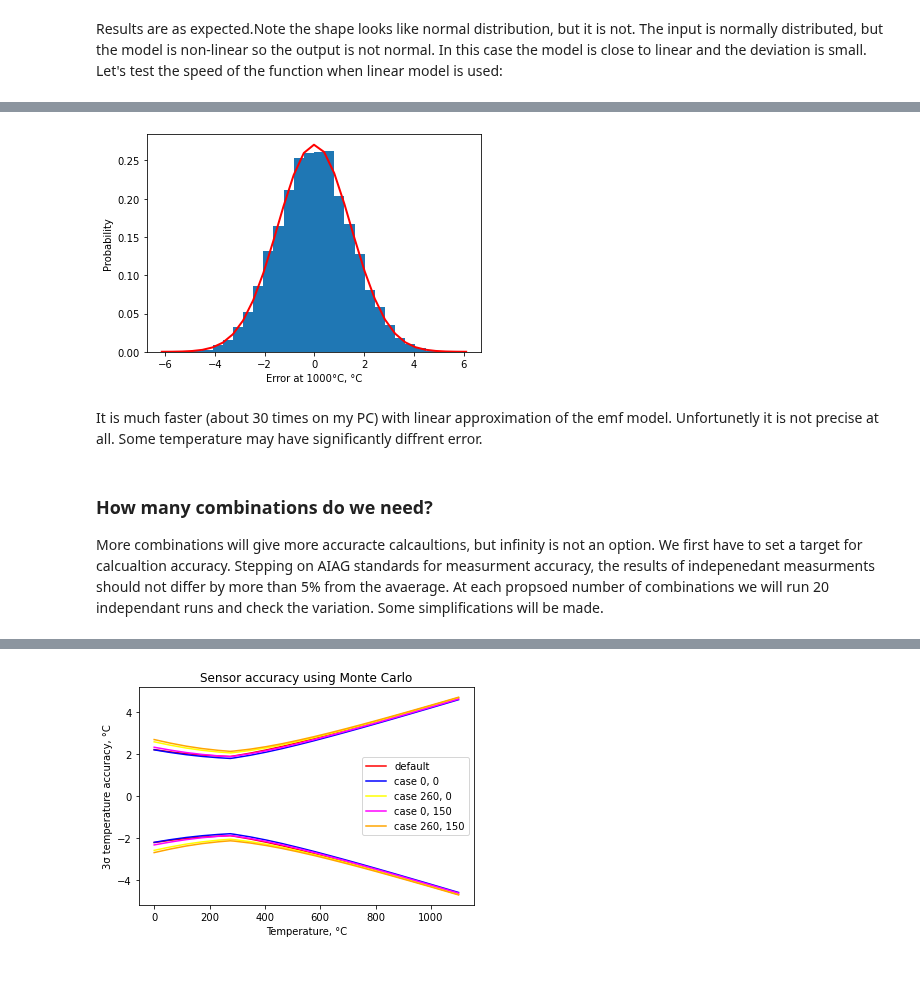
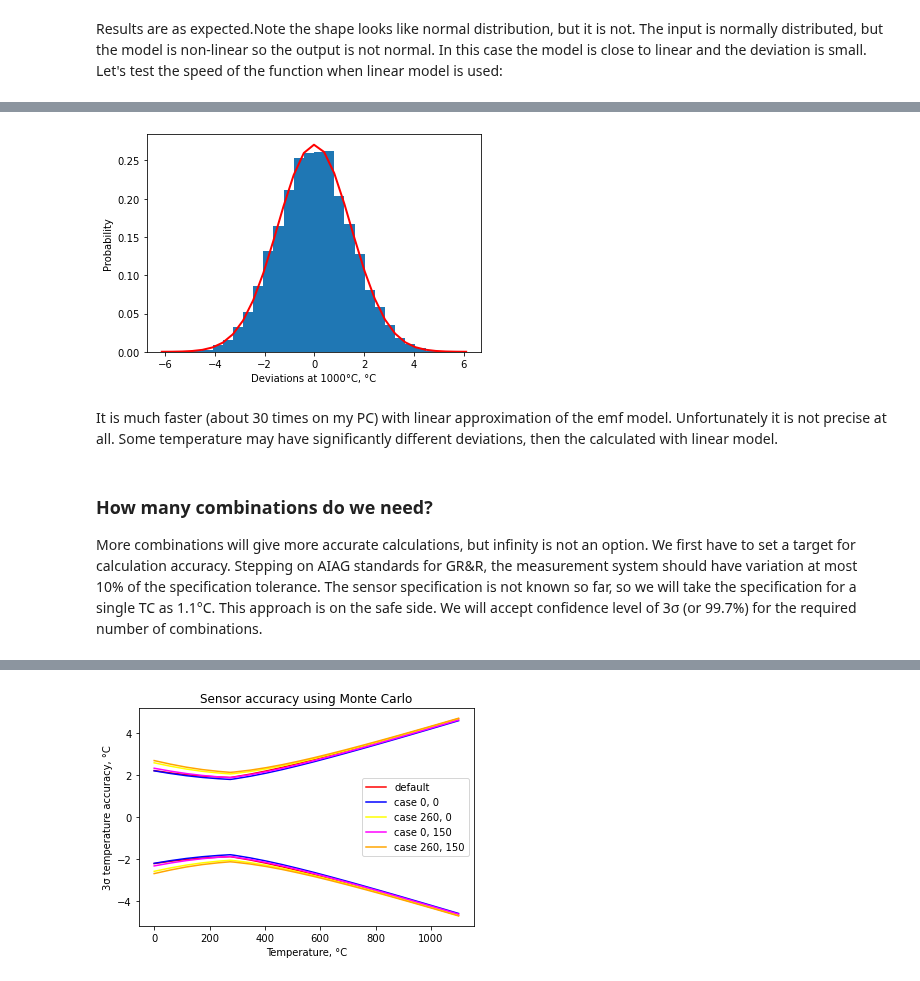
Before and after one commit to Chehlarov/Math-for-devs, a Jupyter notebook: 99 - TC project/N-type thermocouple accuracy calculation using Monte Carlo.ipynb, the cells around one changed output, grey strips where cells are left out. Cells and saved outputs as stored; diff of their text form; code cells hidden in the pictures.

```diff
--- a/99 - TC project/N-type thermocouple accuracy calculation using Monte Carlo.ipynb
+++ b/99 - TC project/N-type thermocouple accuracy calculation using Monte Carlo.ipynb
@@ -213,10 +213,10 @@ def generate_monte_carlo(t, t_weld = None, t_cold_junction = None, number_of_com
     v_cold_junction = v_leads + v_wires
     v_cold_junction_ref = emf_from_temperature(t_cold_junction)
     t_calculated = temperature_from_emf_v(v_cold_junction + v_cold_junction_ref)
-    errors = t_calculated - t
+    deviations = t_calculated - t
 
 #     print(f"It took {time.time()-start_time}s to calculate")
-    return errors
+    return deviations
 # %% [markdown]
 Testing the function at 1000°C:
 # %%
@@ -239,14 +239,14 @@ The expected error at 1000°C is within 0.00±4.29°C with 3σ confidence.
 Results are as expected.Note the shape looks like normal distribution, but it is not. The input is normally distributed, but the model is non-linear so the output is not normal. In this case the model is close to linear and the deviation is small. Let's test the speed of the function when linear model is used:
 # %%
 start_time = time.time()
-errors = generate_monte_carlo(1000, model='linear')
+deviations = generate_monte_carlo(1000, model='linear')
 print(f"It took {time.time()-start_time:.4f}s to generate the monte carlo cases.")
-sigma = np.std(errors)
-miu = np.mean(errors)
-print(f"The expected error at 1000°C is within {miu:.2f}±{3 * sigma:.2f}°C with 3σ confidence.")
-count, bins, ignored = plt.hist(errors, 30, density=True)
+sigma = np.std(deviations)
+miu = np.mean(deviations)
+print(f"The expected deviation at 1000°C is within {miu:.2f}±{3 * sigma:.2f}°C with 3σ confidence.")
+count, bins, ignored = plt.hist(deviations, 30, density=True)
 plt.plot(bins, 1/(sigma * np.sqrt(2 * np.pi)) * np.exp( - (bins - miu)**2 / (2 * sigma**2) ), linewidth=2, color='r')
-plt.xlabel("Error at 1000°C, °C")
+plt.xlabel("Deviations at 1000°C, °C")
 plt.ylabel("Probability")
 plt.show()
 # %% [output]
@@ -255,9 +255,9 @@ The expected error at 1000°C is within -0.01±4.42°C with 3σ confidence.
-[figure, old version]
+[figure, new version]
 # %% [markdown]
-It is much faster (about 30 times on my PC) with linear approximation of the emf model. Unfortunetly it is not precise at all. Some temperature may have significantly diffrent error.
+It is much faster (about 30 times on my PC) with linear approximation of the emf model. Unfortunately it is not precise at all. Some temperature may have significantly different deviations, then the calculated with linear model.
 # %% [markdown]
 ### How many combinations do we need?
-More combinations will give more accuracte calcaultions, but infinity is not an option. We first have to set a target for calcualtion accuracy. Stepping on AIAG standards for measurment accuracy, the results of indepenedant measurments should not differ by more than 5% from the avaerage. At each propsoed number of combinations we will run 20 independant runs and check the variation. Some simplifications will be made.
+More combinations will give more accurate calculations, but infinity is not an option. We first have to set a target for calculation accuracy. Stepping on AIAG standards for GR&R, the measurement system should have variation at most 10% of the specification tolerance. The sensor specification is not known so far, so we will take the specification for a single TC as 1.1°C. This approach is on the safe side. We will accept confidence level of 3σ (or 99.7%) for the required number of combinations.
 # %%
 def measurment_accuracy_mc():
     t_start = time.time()
```
Also changed, not shown: parts of 32 cells of this notebook.
